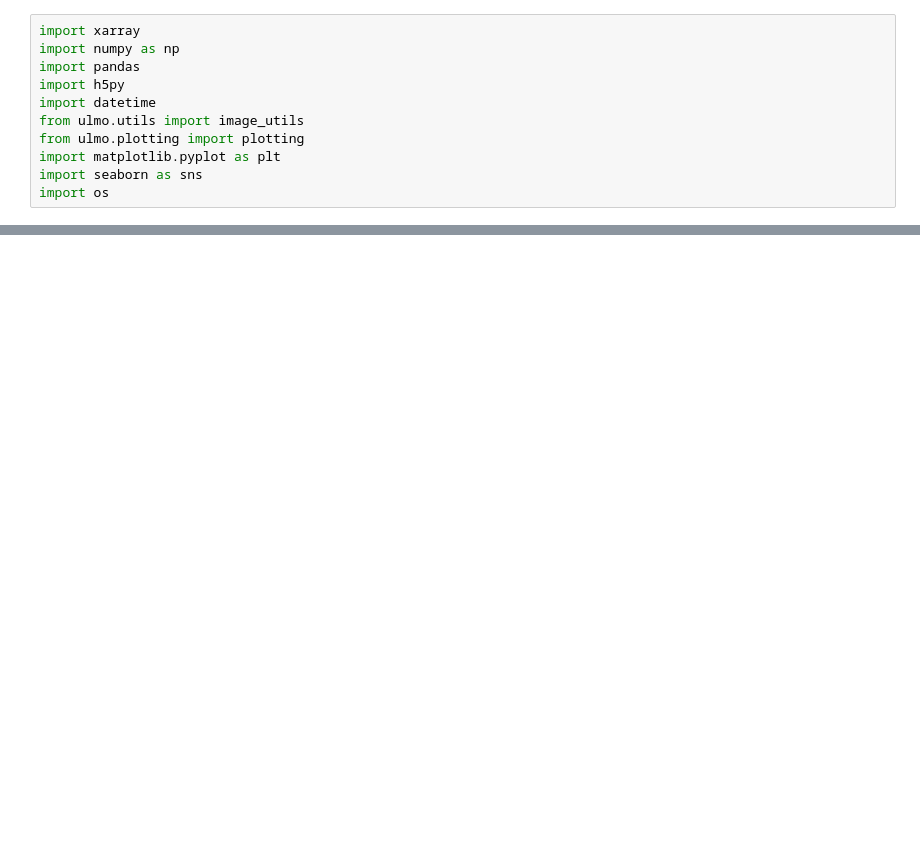
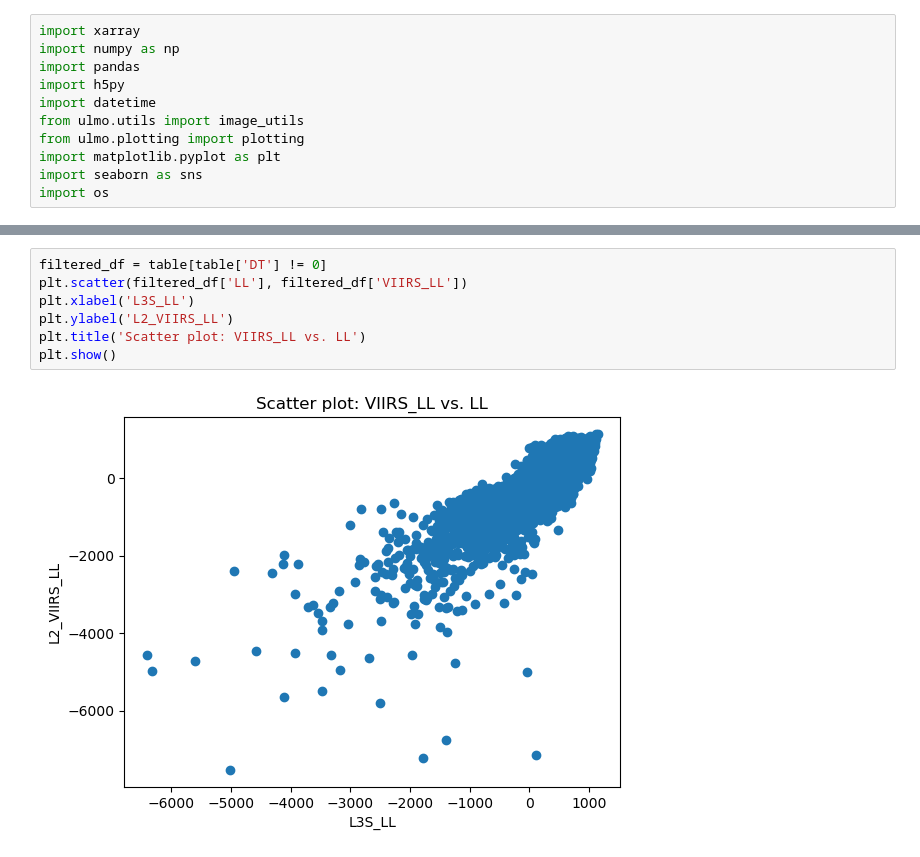
Before and after one commit to AI-for-Ocean-Science/ulmo, a Jupyter notebook: ulmo/sst_l3s/s3_images.ipynb, the cells around one changed output, grey strips where cells are left out. Drawn from its saved outputs; the diff is of its cells as text; blank space fills up the shorter version.

```diff
--- a/ulmo/sst_l3s/s3_images.ipynb
+++ b/ulmo/sst_l3s/s3_images.ipynb
@@ -11,0 +27,9 @@ import os
+# %%
+filtered_df = table[table['DT'] != 0]
+plt.scatter(filtered_df['LL'], filtered_df['VIIRS_LL'])
+plt.xlabel('L3S_LL')
+plt.ylabel('L2_VIIRS_LL')
+plt.title('Scatter plot: VIIRS_LL vs. LL')
+plt.show()
+# %% [output]
+[figure, added]
```
Also changed, not shown: parts of 7 cells of this notebook.
